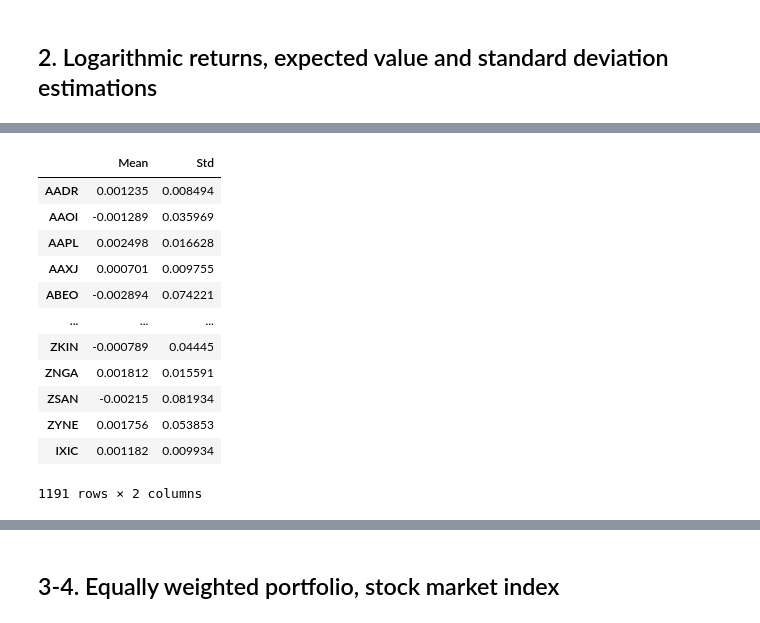
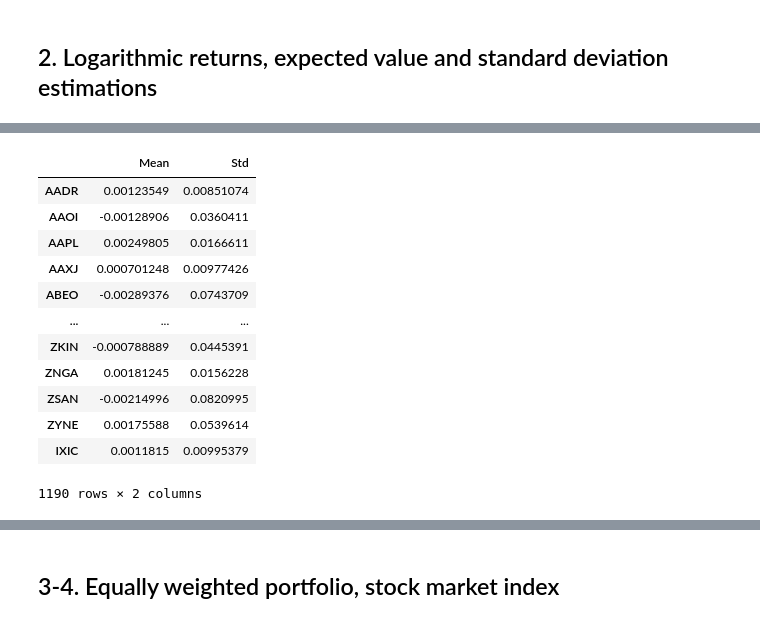
Before and after one commit to katyamalysheva/lab-1, a Jupyter notebook: lab1.ipynb, the cells around one changed output, grey strips where cells are left out. Cells and saved outputs as stored; diff of their text form; code cells hidden in the pictures.

```diff
--- a/lab1.ipynb
+++ b/lab1.ipynb
@@ -48,14 +49,22 @@ See the caveats in the documentation: https://pandas.pydata.org/pandas-docs/stab
 # %%
+
 adj_close = adj_close.loc[adj_close['Date'] != '2019-11-28']
 volume = volume.loc[volume['Date'] != '2019-11-28']
+
 #handling missing values
 adj_close = adj_close.dropna(axis=1, how='any')
 volume = volume.dropna(axis=1, how='any')
+
 #add the index data to the main data
 adj_close['IXIC'] = index['Adj Close']
 volume['IXIC'] = index['Volume']
+
+#delete last day as ixic is nan
 adj_close = adj_close.loc[adj_close['Date'] != '2019-12-30']
 volume = volume.loc[volume['Date'] != '2019-12-30']
+
+#reindex after drop
+adj_close.reset_index(drop=True, inplace=True)
 # %%
 #reduce the number of tickers
 tickers_to_delete = adj_close.columns.to_list()
@@ -88,8 +81,15 @@ log_returns = pd.DataFrame(index = adj_close.index, columns = adj_close.columns)
 log_returns['Date'] = adj_close['Date']
 tickers = adj_close.columns.to_list()
 tickers.remove('Date')
+
+
+num_days=len(log_returns['AADR'])
 for ticker in tickers:
-    log_returns[ticker] = np.log(1 + adj_close[ticker].pct_change())
+    for i in range(1, num_days):
+        log_returns.loc[i, ticker] = np.log(adj_close.loc[i, ticker]/adj_close.loc[i-1, ticker])
+#droping first day
+log_returns = log_returns.dropna(axis=0, how='any')
+log_returns.reset_index( drop=True, inplace=True)
 # %%
 log_returns
 # %% [output]
@@ -109,31 +109,32 @@ log_returns
 # %%
-#calculate the estimates of the mathematical expectation and variance for each stock
+#calculate the estimates of the mathematical expectation and std for each stock
 ListOfStats = ['Mean', 'Std']
 
 stats = pd.DataFrame(columns = ListOfStats, index = tickers)
 
 for ticker in tickers:
     mean = np.mean(log_returns[ticker]) #
-    std = np.std(log_returns[ticker]) # variance (дисперсия), должно быть стандартное отклонение
+    std = np.std(log_returns[ticker], ddof = 1) # variance (дисперсия), должно быть стандартное отклонение
+    #std2 = np.std(log_returns[ticker])
 
     stats['Mean'][ticker] = mean
     stats['Std'][ticker] = std
 
 stats
 # %% [output]
 |  | Mean | Std |
-| AADR | 0.001235 | 0.008494 |
-| AAOI | -0.001289 | 0.035969 |
-| AAPL | 0.002498 | 0.016628 |
-| AAXJ | 0.000701 | 0.009755 |
-| ABEO | -0.002894 | 0.074221 |
+| AADR | 0.00123549 | 0.00851074 |
+| AAOI | -0.00128906 | 0.0360411 |
+| AAPL | 0.00249805 | 0.0166611 |
+| AAXJ | 0.000701248 | 0.00977426 |
+| ABEO | -0.00289376 | 0.0743709 |
 | ... | ... | ... |
-| ZKIN | -0.000789 | 0.04445 |
-| ZNGA | 0.001812 | 0.015591 |
-| ZSAN | -0.00215 | 0.081934 |
-| ZYNE | 0.001756 | 0.053853 |
-| IXIC | 0.001182 | 0.009934 |
+| ZKIN | -0.000788889 | 0.0445391 |
+| ZNGA | 0.00181245 | 0.0156228 |
+| ZSAN | -0.00214996 | 0.0820995 |
+| ZYNE | 0.00175588 | 0.0539614 |
+| IXIC | 0.0011815 | 0.00995379 |
-1191 rows × 2 columns
+1190 rows × 2 columns
 # %%
 stats.plot(x='Std', y='Mean', color="red", kind="scatter", marker=".", label='All stonks') # лайк за стонкс)
 plt.scatter(stats['Std']['IXIC'], stats['Mean']['IXIC'], marker=".", color="blue", label='Market index')
```
Also changed, not shown: parts of 7 cells of this notebook, 1 other file.
